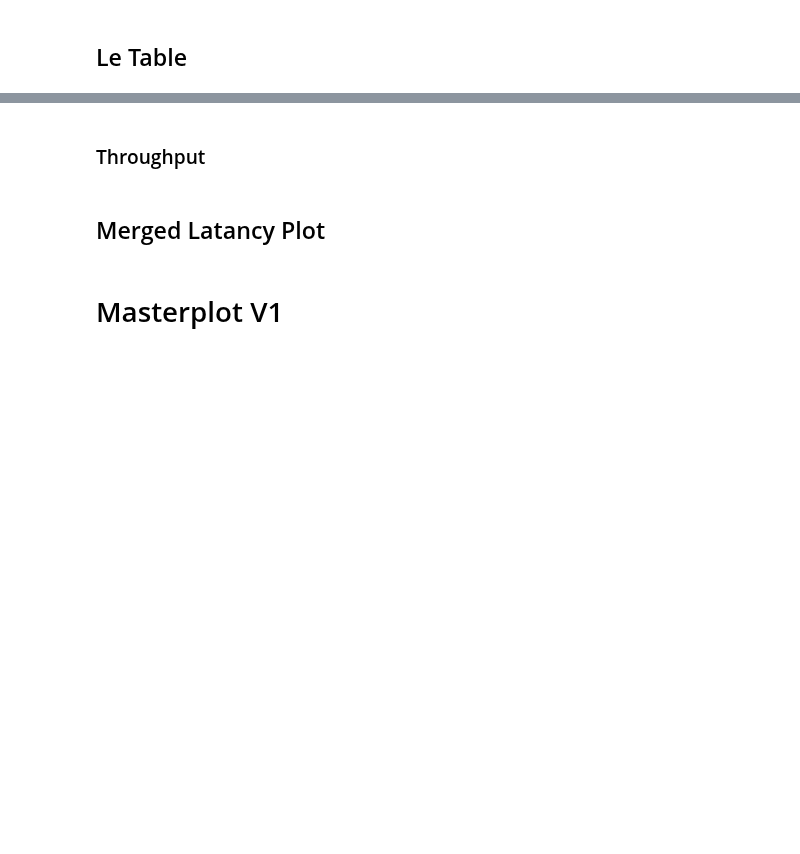
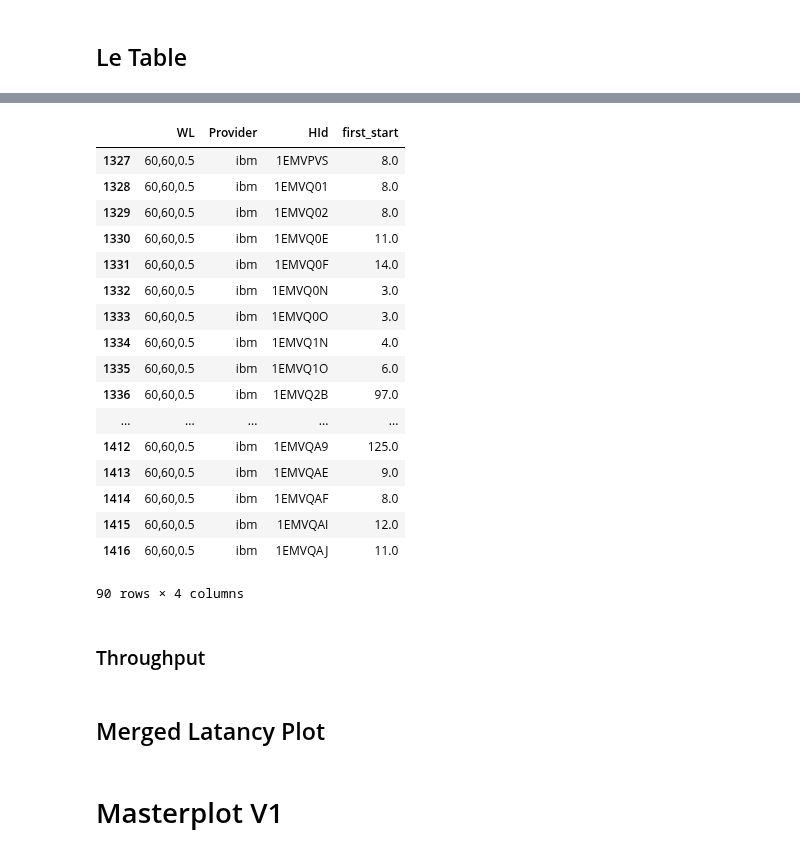
Before and after one commit to tawalaya/FaaSElasticityEngineering, a Jupyter notebook: SW-Analysis.ipynb, the cells around one changed output, grey strips where cells are left out. Saved outputs shown, nothing was run; the diff lists cells and outputs as text; code cells hidden in the pictures; blank space fills up the shorter version.

```diff
--- a/SW-Analysis.ipynb
+++ b/SW-Analysis.ipynb
@@ -1109,0 +1132,34 @@ for wi in range(0,len(configs)):
+# %%
+#format workload_i+provider_i*len(providers),second
+requests = np.zeros((len(configs)*len(providers),280))
+
+foo = successfuls.groupby(["WL","Provider","RId"])
+# %%
+hids = np.zeros((len(configs)*len(providers),280))
+# %%
+for wi in range(0,len(configs)):
+    for pi in range(0,len(providers)):
+        idx = wi+pi*len(providers)
+        provider = providers[pi]
+        workload = configs[wi]
+        data = successfuls[(successfuls["Provider"] == provider) & (successfuls["WL"] == workload)]
+        x = data.groupby(["WL","Provider","HId"])["EStart_s"].min().reset_index(name="first_start")
+        x = x.groupby(["WL","Provider","first_start"])["HId"].count().cumsum().reset_index()
+        for i in range(0,len(data)):
+            for r in range(int(data.iloc[i]["EStart_s"]),int(data.iloc[i]["EEnd_s"])):
+                if r < 280:
+                    requests[idx,r] +=1
+        for i in range(0,len(x)-1):
+            a = x.iloc[i]
+            b = x.iloc[i+1]
+            for r in range(int(a["first_start"]),int(b["first_start"])):
+                hids[idx,r] = a["HId"]
+# %%
+le_tabel = []
+clms = []
+for wi in range(0,len(configs)):
+    for pi in range(0,len(providers)):
+        idx = wi+pi*len(providers)
+        provider = providers[pi]
+        workload = configs[wi]
+        clms.append("{} {}".format(provider,workload))
@@ -1110,3 +1169,26 @@ for wi in range(0,len(configs)):
+# %%
+
+data = x[(x["Provider"] == provider) & (x["WL"] == workload)]
+data
+# %% [output]
+|  | WL | Provider | HId | first_start |
+| 1327 | 60,60,0.5 | ibm | 1EMVPVS | 8.0 |
+| 1328 | 60,60,0.5 | ibm | 1EMVQ01 | 8.0 |
+| 1329 | 60,60,0.5 | ibm | 1EMVQ02 | 8.0 |
+| 1330 | 60,60,0.5 | ibm | 1EMVQ0E | 11.0 |
+| 1331 | 60,60,0.5 | ibm | 1EMVQ0F | 14.0 |
+| 1332 | 60,60,0.5 | ibm | 1EMVQ0N | 3.0 |
+| 1333 | 60,60,0.5 | ibm | 1EMVQ0O | 3.0 |
+| 1334 | 60,60,0.5 | ibm | 1EMVQ1N | 4.0 |
+| 1335 | 60,60,0.5 | ibm | 1EMVQ1O | 6.0 |
+| 1336 | 60,60,0.5 | ibm | 1EMVQ2B | 97.0 |
+| ... | ... | ... | ... | ... |
+| 1412 | 60,60,0.5 | ibm | 1EMVQA9 | 125.0 |
+| 1413 | 60,60,0.5 | ibm | 1EMVQAE | 9.0 |
+| 1414 | 60,60,0.5 | ibm | 1EMVQAF | 8.0 |
+| 1415 | 60,60,0.5 | ibm | 1EMVQAI | 12.0 |
+| 1416 | 60,60,0.5 | ibm | 1EMVQAJ | 11.0 |
+90 rows × 4 columns
 # %% [markdown]
 ### Throughput
 # %%
```
Also changed, not shown: parts of 10 cells of this notebook, 3 other files.
